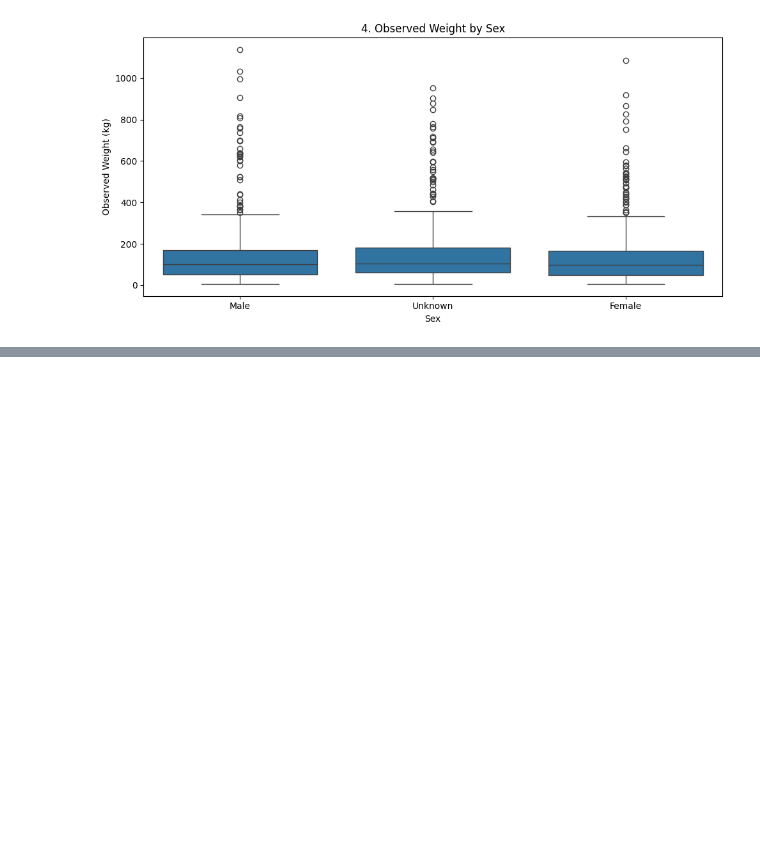
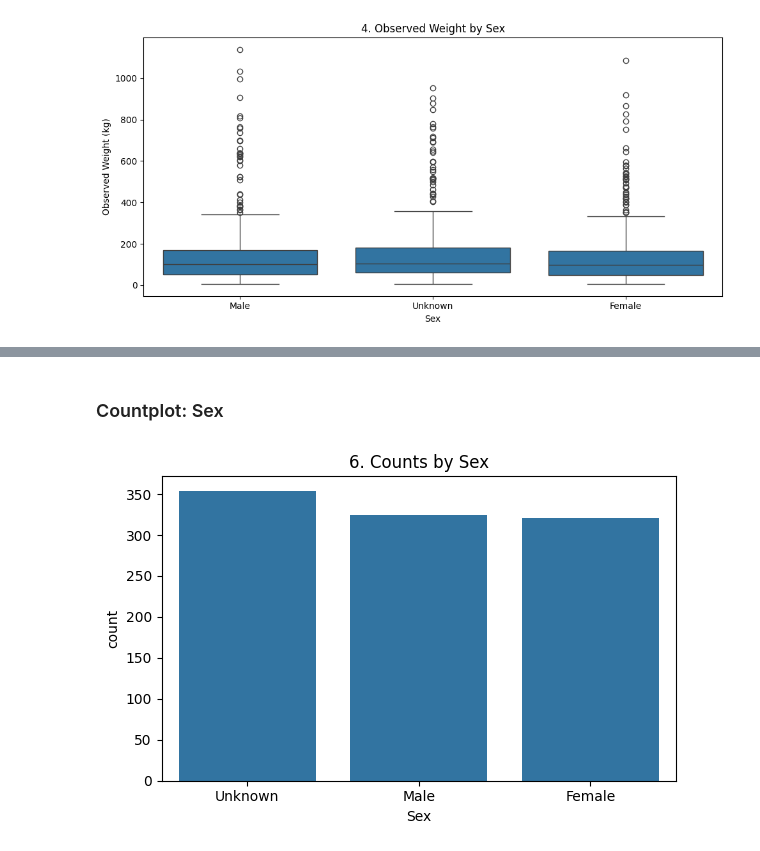
Before and after one commit to lukhi-laksh/Kaggle-Notebooks, a Jupyter notebook: Crocodile Species/crocodile_Analysis.ipynb, the cells around one changed output, grey strips where cells are left out. Saved outputs shown, nothing was run; the diff lists cells and outputs as text; code cells hidden in the pictures; blank space fills up the shorter version.

```diff
--- a/Crocodile Species/crocodile_Analysis.ipynb
+++ b/Crocodile Species/crocodile_Analysis.ipynb
@@ -290,0 +301,10 @@ plot_no += 1
+# %% [markdown]
+### Countplot: Sex
+# %%
+plt.figure(figsize=(6,4))
+sns.countplot(x='Sex', data=df, order=df['Sex'].value_counts().index)
+plt.title(f"{plot_no}. Counts by Sex")
+show_fig()
+plot_no += 1
+# %% [output]
+[figure, added]
```
Also changed, not shown: parts of 6 cells of this notebook.
